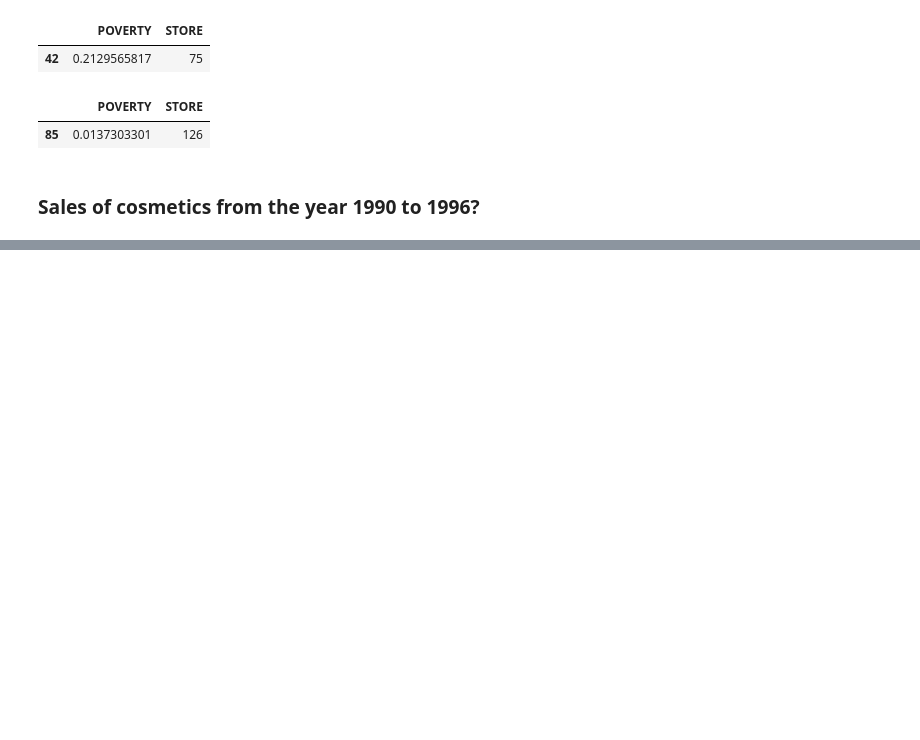
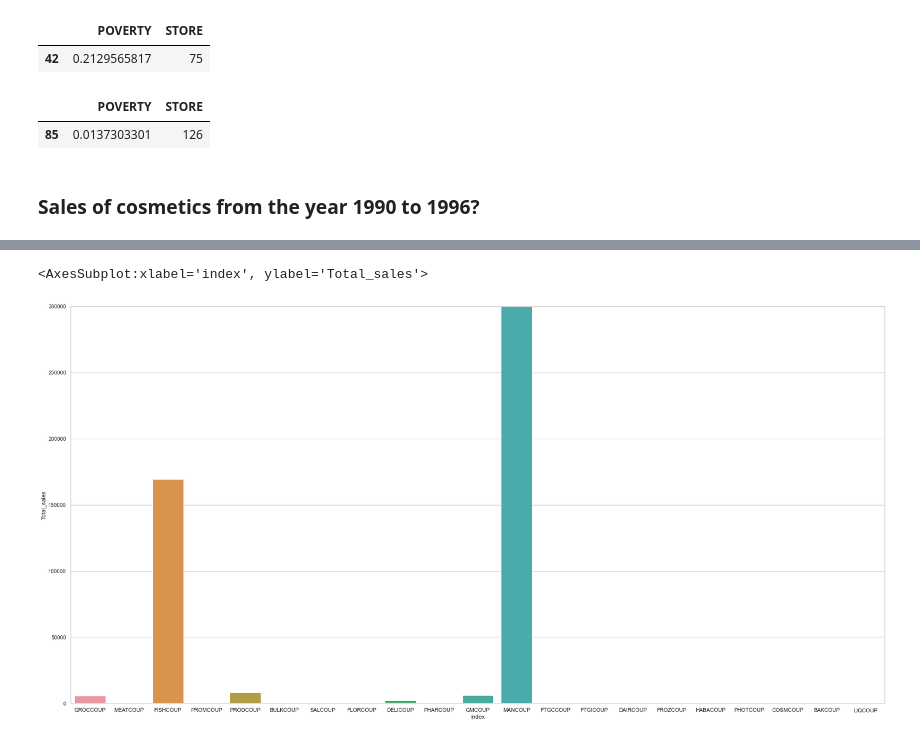
Before and after one commit to aksh19cj/Data-Warehouse, a Jupyter notebook: Akshay_DW_ Analysis.ipynb, the cells around one changed output, grey strips where cells are left out. Cells and saved outputs as stored; diff of their text form; code cells hidden in the pictures; blank space fills up the shorter version.

```diff
--- a/Akshay_DW_ Analysis.ipynb
+++ b/Akshay_DW_ Analysis.ipynb
@@ -587,0 +826,3 @@ sns.lineplot(data=df_cosmetic_sales_1, x="YEAR", y="COSMETIC")
+# %%
+df_coupon = df_coupon.astype('str').astype('float')
+df_coupon.columns
@@ -587,0 +835,22 @@ sns.lineplot(data=df_cosmetic_sales_1, x="YEAR", y="COSMETIC")
+# %%
+df_coupon['GROCCOUP'] = df_coupon['GROCCOUP'].apply(lambda x: 0 if x < 0 else x)
+df_coupon['MEATCOUP'] = df_coupon['MEATCOUP'].apply(lambda x: 0 if x < 0 else x)
+df_coupon['FISHCOUP'] = df_coupon['FISHCOUP'].apply(lambda x: 0 if x < 0 else x)
+df_coupon['PROMCOUP'] = df_coupon['PROMCOUP'].apply(lambda x: 0 if x < 0 else x)
+df_coupon['PRODCOUP'] = df_coupon['PRODCOUP'].apply(lambda x: 0 if x < 0 else x)
+df_coupon['BULKCOUP'] = df_coupon['BULKCOUP'].apply(lambda x: 0 if x < 0 else x)
+df_coupon['FLORCOUP'] = df_coupon['FLORCOUP'].apply(lambda x: 0 if x < 0 else x)
+df_coupon['DELICOUP'] = df_coupon['DELICOUP'].apply(lambda x: 0 if x < 0 else x)
+df_coupon['PHARCOUP'] = df_coupon['PHARCOUP'].apply(lambda x: 0 if x < 0 else x)
+df_coupon['MANCOUP'] = df_coupon['MANCOUP'].apply(lambda x: 0 if x < 0 else x)
+df_coupon['GMCOUP'] = df_coupon['GMCOUP'].apply(lambda x: 0 if x < 0 else x)
+df_coupon['FTGCCOUP'] = df_coupon['FTGCCOUP'].apply(lambda x: 0 if x < 0 else x)
+df_coupon['FTGICOUP'] = df_coupon['FTGICOUP'].apply(lambda x: 0 if x < 0 else x)
+df_coupon['DAIRCOUP'] = df_coupon['DAIRCOUP'].apply(lambda x: 0 if x < 0 else x)
+df_coupon['FROZCOUP'] = df_coupon['FROZCOUP'].apply(lambda x: 0 if x < 0 else x)
+df_coupon['HABACOUP'] = df_coupon['HABACOUP'].apply(lambda x: 0 if x < 0 else x)
+df_coupon['PHOTCOUP'] = df_coupon['PHOTCOUP'].apply(lambda x: 0 if x < 0 else x)
+df_coupon['COSMCOUP'] = df_coupon['COSMCOUP'].apply(lambda x: 0 if x < 0 else x)
+df_coupon['BAKCOUP'] = df_coupon['BAKCOUP'].apply(lambda x: 0 if x < 0 else x)
+df_coupon['LIQCOUP'] = df_coupon['LIQCOUP'].apply(lambda x: 0 if x < 0 else x)
+df_coupon['SALCOUP'] = df_coupon['SALCOUP'].apply(lambda x: 0 if x < 0 else x)
@@ -587,0 +877,6 @@ sns.lineplot(data=df_cosmetic_sales_1, x="YEAR", y="COSMETIC")
+# %%
+df_coupon_T = df_coupon.T
+df_coupon_T.reset_index()
+df_coupon_T.rename(columns={"index": "Product"},inplace=True)
+df_coupon_T['Total_sales'] = df_coupon_T.sum(axis=1)
+df_coupon_T['Total_sales'] = df_coupon_T['Total_sales'].astype('int')
@@ -587,0 +907,2 @@ sns.lineplot(data=df_cosmetic_sales_1, x="YEAR", y="COSMETIC")
+# %%
+abc = df_coupon_T.reset_index()
@@ -587,0 +945,7 @@ sns.lineplot(data=df_cosmetic_sales_1, x="YEAR", y="COSMETIC")
+# %%
+plt.figure(figsize=(30,15))
+plt.ylim(0, 300000, 200000)
+sns.barplot(data=abc, x="index", y='Total_sales')
+# %% [output]
+<AxesSubplot:xlabel='index', ylabel='Total_sales'>
+[figure, added]
```
Also changed, not shown: parts of 79 cells of this notebook.
